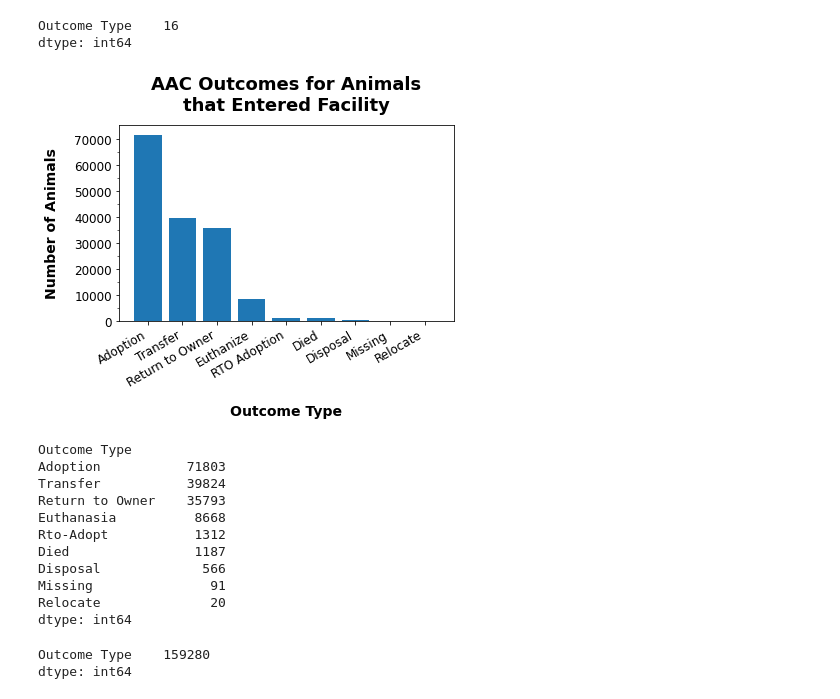
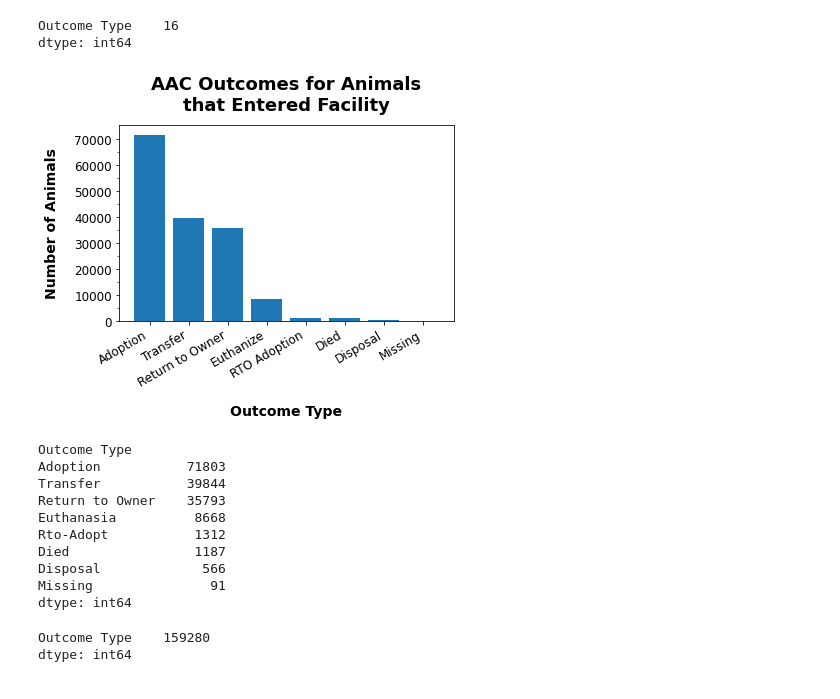
Before and after one commit to duellal/DS-Unit-1-Build-Austin-Animal-Shelter, a Jupyter notebook: Austin_Animal_Center_Project_DS_Build_Week_1.ipynb, the cells around one changed output. Saved outputs shown, nothing was run; the diff lists cells and outputs as text; code cells hidden in the pictures.

```diff
--- a/Austin_Animal_Center_Project_DS_Build_Week_1.ipynb
+++ b/Austin_Animal_Center_Project_DS_Build_Week_1.ipynb
@@ -177,3 +168,6 @@ Return to Owner        [nan, Field, At Vet, Prc, Foster, Customer S]
 Rto-Adopt                                                      [nan]
 Transfer                            [Partner, SCRP, Snr, Barn, Emer]
 Name: Outcome Subtype, dtype: object
+# %%
+animal_shelter['Outcome Type'] = animal_shelter['Outcome Type'].replace(to_replace='Relocate', value='Transfer')
+animal_shelter['Outcome Type'].value_counts()
@@ -1180,38 +1183,37 @@ dtype: int64
 # %%
 fig, ax = plt.subplots()
 
-plt.bar(x=['Adoption', 'Transfer', 'Return to Owner', 'Euthanize', 'RTO Adoption', 'Died', 'Disposal', 'Missing', 'Relocate'],
+plt.bar(x=['Adoption', 'Transfer', 'Return to Owner', 'Euthanize', 'RTO Adoption', 'Died', 'Disposal', 'Missing'],
         height=animal_shelter['Outcome Type'].value_counts())
 
 plt.xlabel('Outcome Type', fontweight="bold", fontsize=14, labelpad=15)
 plt.ylabel('Number of Animals', fontweight="bold", fontsize=14, labelpad=15)
 plt.title('AAC Outcomes for Animals\nthat Entered Facility', fontweight='bold', fontsize=18, pad=15)
 
 ax.set_yticks([0, 10000, 20000, 30000, 40000, 50000, 60000, 70000])
 ax.set_yticks([5000, 15000, 25000, 35000, 45000, 55000, 65000], minor=True)
 
-ax.set_xticklabels(labels=['Adoption', 'Transfer', 'Return to Owner', 'Euthanize', 'RTO Adoption', 'Died', 'Disposal', 'Missing', 'Relocate'],
+ax.set_xticklabels(labels=['Adoption', 'Transfer', 'Return to Owner', 'Euthanize', 'RTO Adoption', 'Died', 'Disposal', 'Missing'],
                    fontsize=12)
 ax.set_yticklabels(labels=[0, 10000, 20000, 30000, 40000, 50000, 60000, 70000], fontsize=12)
 
 fig.autofmt_xdate()
 
 plt.show()
 # %% [output]
-[figure, old version]
+[figure, new version]
 # %%
 outcome_no_index.value_counts()
 # %% [output]
 Outcome Type
 Adoption           71803
-Transfer           39824
+Transfer           39844
 Return to Owner    35793
 Euthanasia          8668
 Rto-Adopt           1312
 Died                1187
 Disposal             566
 Missing               91
-Relocate              20
 dtype: int64
 # %%
 outcome_no_index.value_counts().sum() + outcome_no_index.isnull().sum()
```
Also changed, not shown: parts of 12 cells of this notebook.
